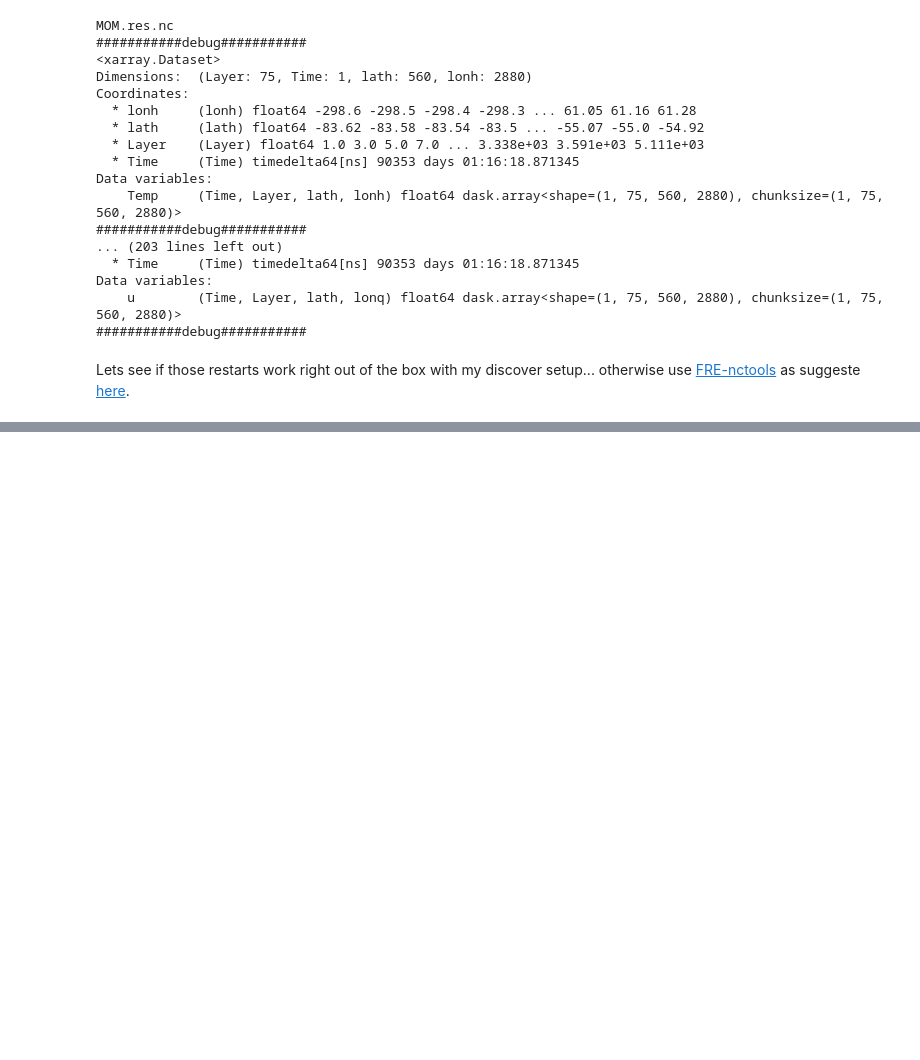
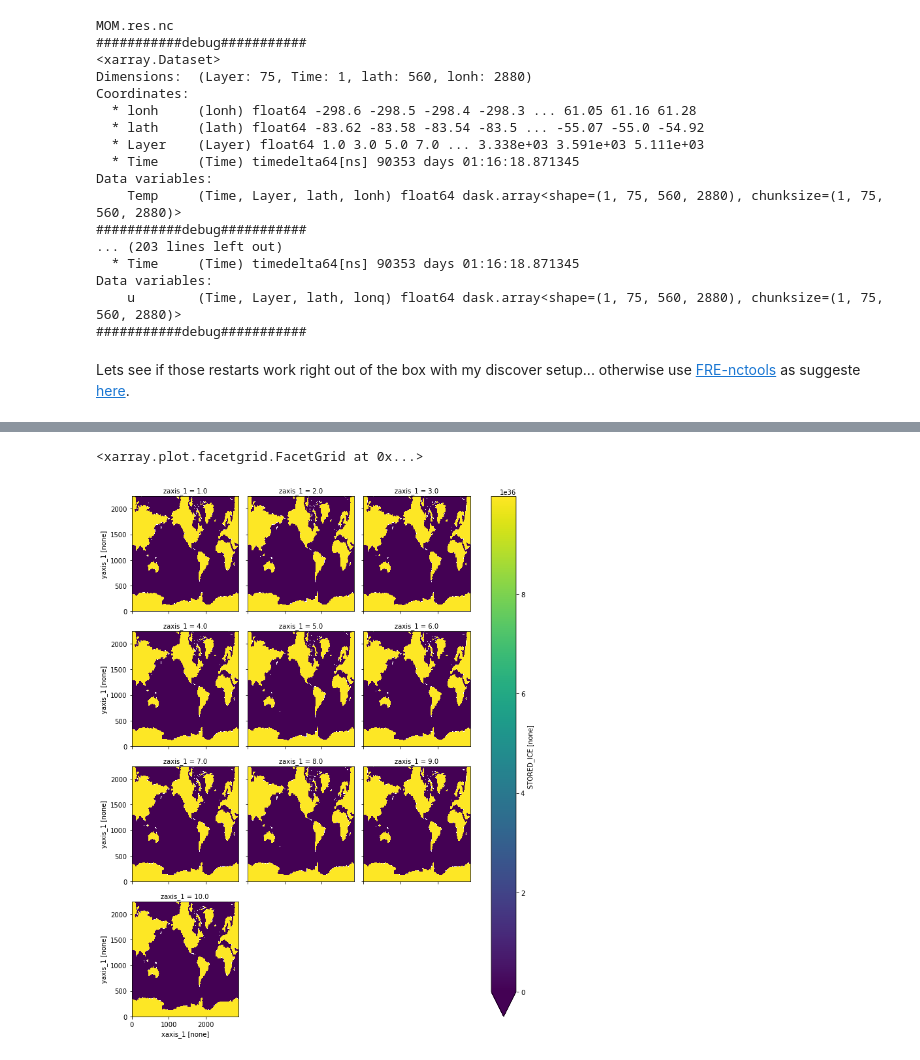
Before and after one commit to jbusecke/mom6_design, a Jupyter notebook: notebooks/gfdl_combine_restarts_OM4p0125.ipynb, the cells around one changed output, grey strips where cells are left out. Cells and saved outputs as stored; diff of their text form; code cells hidden in the pictures; blank space fills up the shorter version.

```diff
--- a/notebooks/gfdl_combine_restarts_OM4p0125.ipynb
+++ b/notebooks/gfdl_combine_restarts_OM4p0125.ipynb
@@ -147,0 +151,3 @@ Lets see if those restarts work right out of the box with my discover setup... o
+# %%
+ds_check_calving = xr.open_mfdataset(os.path.join(odir,'calving.res.nc'))
+ds_check_calving
@@ -147,0 +168,5 @@ Lets see if those restarts work right out of the box with my discover setup... o
+# %%
+ds_check_calving.stored_ice.where(ds_check_calving.stored_ice>0).plot(col='zaxis_1', col_wrap=3, robust=True)
+# %% [output]
+<xarray.plot.facetgrid.FacetGrid at 0x...>
+[figure, added]
```
Also changed, not shown: parts of 7 cells of this notebook.
